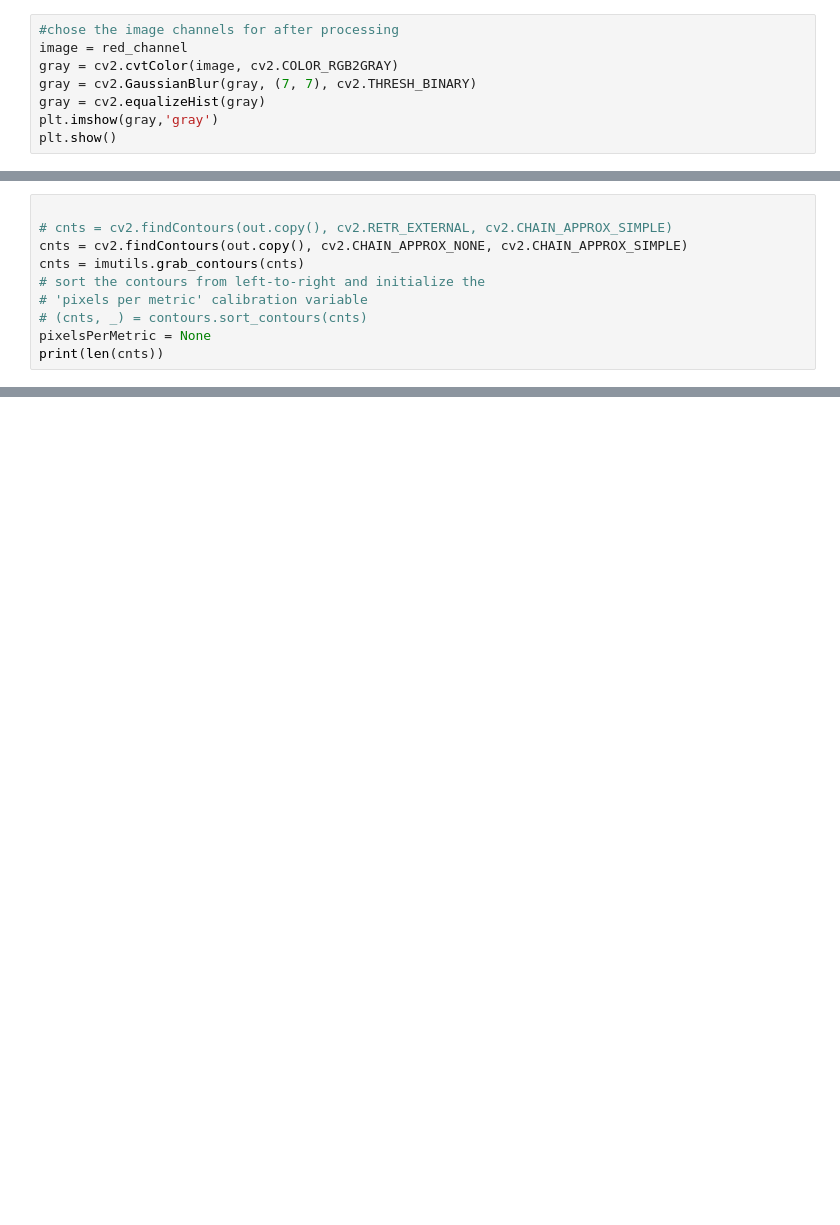
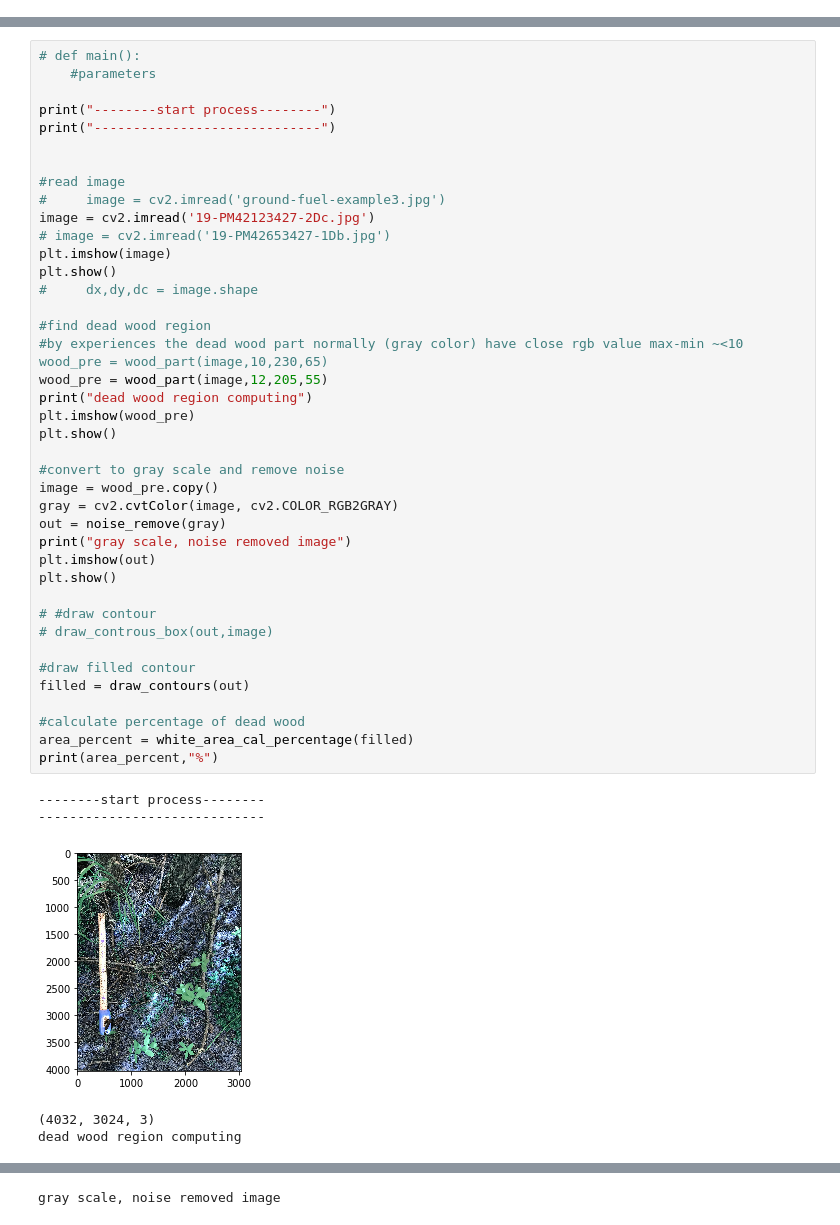
Before and after one commit to linjianxiang/Ground_fuel, a Jupyter notebook: dead_wood_rm_white.ipynb, the cells around one changed output, grey strips where cells are left out. Cells and saved outputs as stored; diff of their text form; blank space fills up the shorter version.

Commit message:
brown dead wood found

```diff
--- a/dead_wood_rm_white.ipynb
+++ b/dead_wood_rm_white.ipynb
@@ -101,8 +11,0 @@ plt.show()
-# %%
-#chose the image channels for after processing
-image = red_channel
-gray = cv2.cvtColor(image, cv2.COLOR_RGB2GRAY)
-gray = cv2.GaussianBlur(gray, (7, 7), cv2.THRESH_BINARY)
-gray = cv2.equalizeHist(gray)
-plt.imshow(gray,'gray')
-plt.show()
@@ -159,10 +11,0 @@ plt.show()
-# %%
-
-# cnts = cv2.findContours(out.copy(), cv2.RETR_EXTERNAL, cv2.CHAIN_APPROX_SIMPLE)
-cnts = cv2.findContours(out.copy(), cv2.CHAIN_APPROX_NONE, cv2.CHAIN_APPROX_SIMPLE)
-cnts = imutils.grab_contours(cnts)
-# sort the contours from left-to-right and initialize the
-# 'pixels per metric' calibration variable
-# (cnts, _) = contours.sort_contours(cnts)
-pixelsPerMetric = None
-print(len(cnts))
@@ -391,0 +175,46 @@ plt.show()
+# %%
+# def main():
+    #parameters
+
+print("--------start process--------")
+print("-----------------------------")
+
+
+#read image
+#     image = cv2.imread('ground-fuel-example3.jpg')
+image = cv2.imread('19-PM42123427-2Dc.jpg')
+# image = cv2.imread('19-PM42653427-1Db.jpg')
+plt.imshow(image)
+plt.show()
+#     dx,dy,dc = image.shape
+
+#find dead wood region
+#by experiences the dead wood part normally (gray color) have close rgb value max-min ~<10    wood_pre = wood_part(image,10,230,65)
+wood_pre = wood_part(image,12,205,55)
+print("dead wood region computing")
+plt.imshow(wood_pre)
+plt.show()
+
+#convert to gray scale and remove noise
+image = wood_pre.copy()
+gray = cv2.cvtColor(image, cv2.COLOR_RGB2GRAY)
+out = noise_remove(gray)
+print("gray scale, noise removed image")
+plt.imshow(out)
+plt.show()
+
+# #draw contour
+# draw_controus_box(out,image)
+
+#draw filled contour
+filled = draw_contours(out)
+
+#calculate percentage of dead wood
+area_percent = white_area_cal_percentage(filled)
+print(area_percent,"%")
+# %% [output]
+--------start process--------
+-----------------------------
+[figure, added]
+(4032, 3024, 3)
+dead wood region computing
@@ -391,0 +222 @@ plt.show()
+gray scale, noise removed image
```
Also changed, not shown: parts of 23 cells of this notebook.
